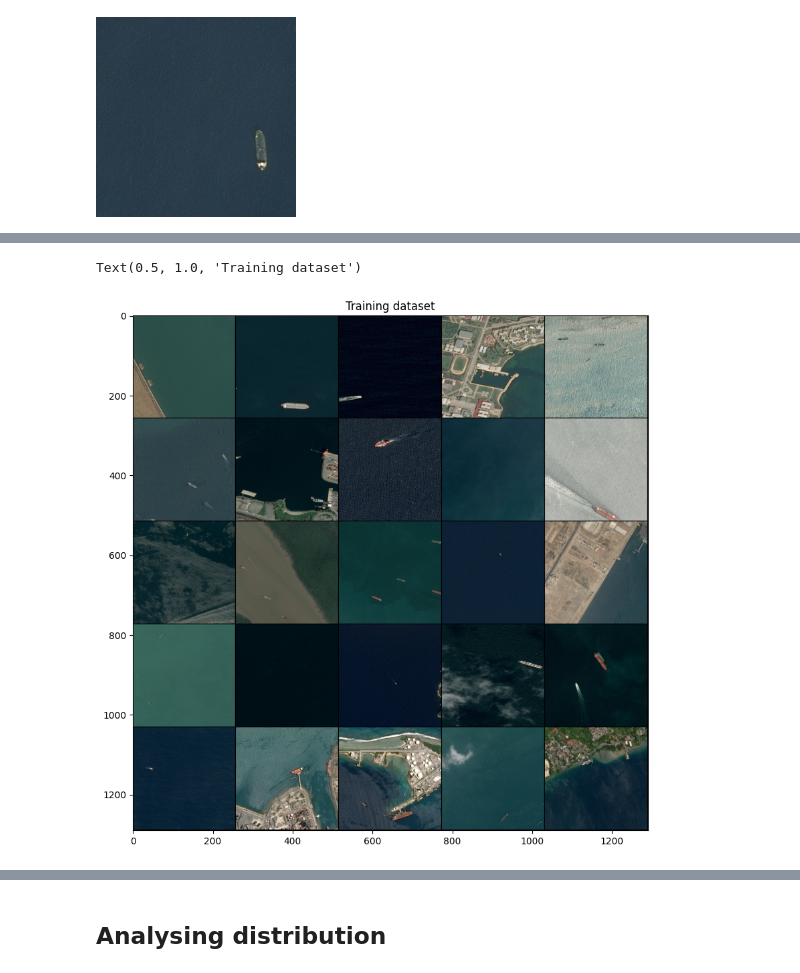
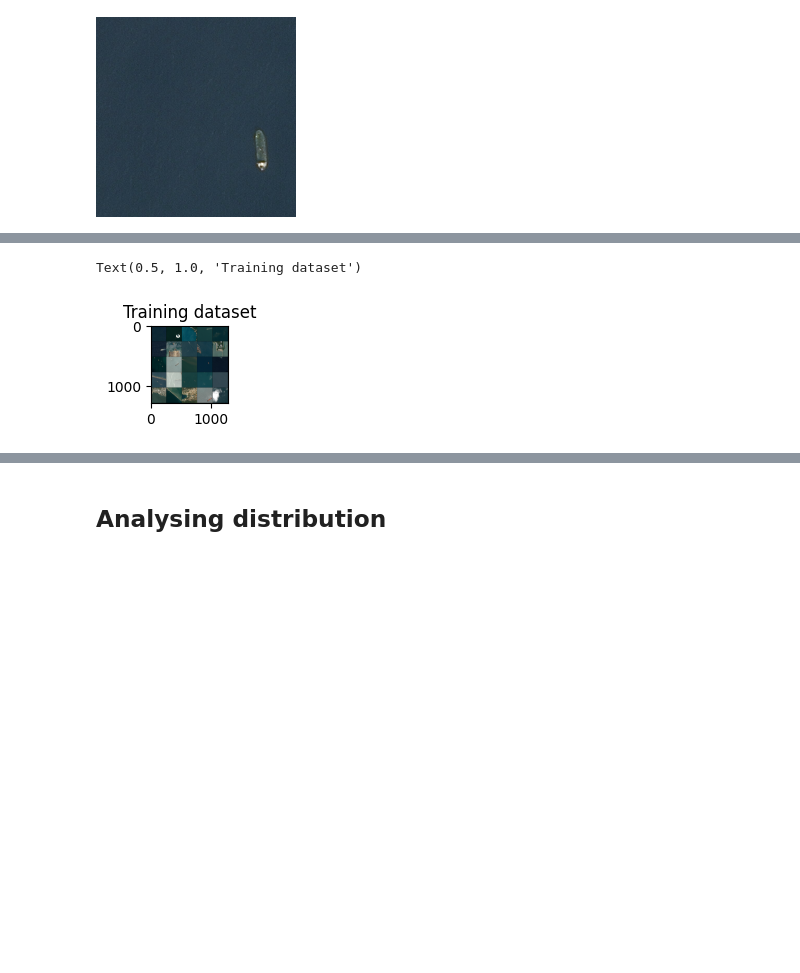
Before and after one commit to anyaachan/Airbus-Ship-Detection-Challedge, a Jupyter notebook: data-analysis.ipynb, the cells around one changed output, grey strips where cells are left out. Cells and saved outputs as stored; diff of their text form; code cells hidden in the pictures; blank space fills up the shorter version.

```diff
--- a/data-analysis.ipynb
+++ b/data-analysis.ipynb
@@ -65,35 +69,35 @@ random.shuffle(train_ids_rand)
 
 
 def load_img(filename):
     try:
         img = np.array(PIL.Image.open("input/train/" + filename).resize((tile_height, tile_width)))
         return img
     except:
         print("Error loading image: " + filename)
         return np.zeros((tile_height, tile_width, 3), dtype=np.uint8)
 
 #3 dimensions is RGB
 complete_image = np.zeros((h*(tile_height + gap), w*(tile_width + gap), 3), dtype=np.uint8)
 
 #Loading images
 img_index = 0
 for i in range(h):
     y_start = i*(tile_height + gap)
     y_end = y_start + tile_height
     for j in range(w):
         x_start = j*(tile_width + gap)
         x_end = x_start + tile_width
         if img_index < len(train_ids):
             img = load_img(str(train_ids_rand[img_index]))
             complete_image[y_start:y_end, x_start:x_end, :] = img
             img_index += 1
 
-plt.figure(figsize=(10, 10))
+plt.figure(figsize=(1, 1))
 plt.imshow(complete_image)
 plt.title("Training dataset")
 # %% [output]
 Text(0.5, 1.0, 'Training dataset')
-[figure, old version]
+[figure, new version]
 # %%
 if df_segm.index.name == 'ImageId':
     df_segm = df_segm.reset_index()
```
Also changed, not shown: parts of 5 cells of this notebook.
